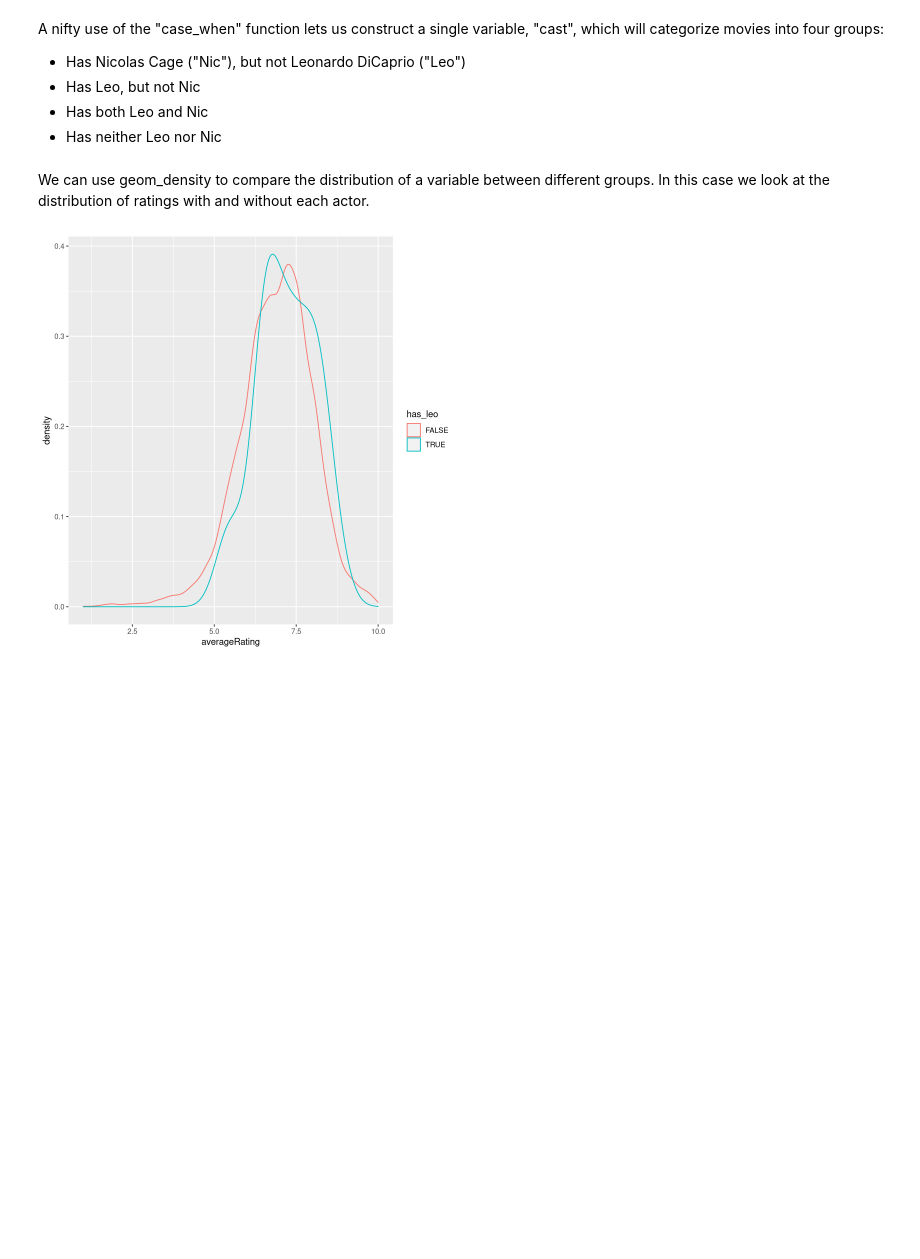
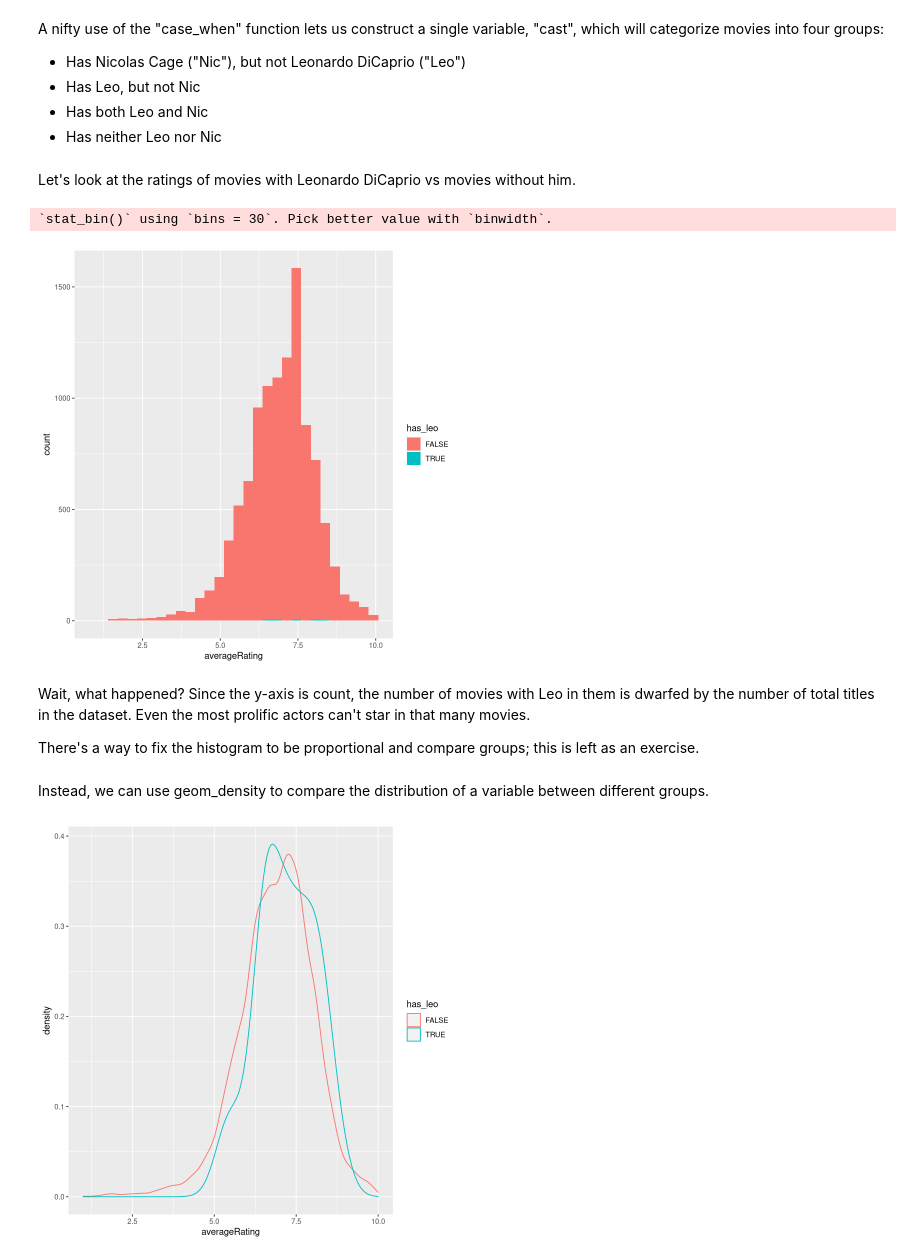
Before and after one commit to dereklhansen/stats306_lab, a Jupyter notebook: lab4/stats306_lab04.ipynb, the cells around one changed output. Drawn from its saved outputs; the diff is of its cells as text; code cells hidden in the pictures; blank space fills up the shorter version.

````diff
--- a/lab4/stats306_lab04.ipynb
+++ b/lab4/stats306_lab04.ipynb
@@ -40,7 +144,7 @@ library(tidyverse)
 # %% [markdown]
 In many cases, you can read compressed files directly with the ```read_*``` family of functions in tidyverse.
 # %%
-ratings <- read_tsv('./title.ratings.tsv.gz')
+ratings <- read_tsv('https://raw.githubusercontent.com/dereklhansen/stats306_lab/master/lab4/title.ratings.tsv.gz')
 # %% [output]
 Parsed with column specification:
 cols(
@@ -161,7 +265,7 @@ greatest_actors <- principals %>%
 write_csv(greatest_actors, "greatest_actors.csv.gz")
 ```
 # %%
-greatest_actors <- read_csv("./greatest_actors.csv.gz")
+greatest_actors <- read_csv("https://raw.githubusercontent.com/dereklhansen/stats306_lab/master/lab4/greatest_actors.csv.gz")
 # %% [output]
 Parsed with column specification:
 cols(
@@ -222,8 +326,19 @@ ratings_nic_vs_leo <- ratings_actors %>%
         !has_nic & !has_leo ~ "neither")) %>%
     mutate(cast = as.factor(cast)) %>%
     filter(numVotes > 10000)
+# %% [markdown]
+Let's look at the ratings of movies with Leonardo DiCaprio vs movies without him.
+# %%
+ggplot(ratings_nic_vs_leo, aes(x=averageRating, fill=has_leo, group=has_leo)) + geom_histogram()
+# %% [output]
+`stat_bin()` using `bins = 30`. Pick better value with `binwidth`.
+[figure, added]
+# %% [markdown]
+Wait, what happened? Since the y-axis is count, the number of movies with Leo in them is dwarfed by the number of total titles in the dataset. Even the most prolific actors can't star in that many movies.
+
+There's a way to fix the histogram to be proportional and compare groups; this is left as an exercise.
 # %% [markdown]
-We can use geom_density to compare the distribution of a variable between different groups. In this case we look at the distribution of ratings with and without each actor.
+Instead, we can use geom_density to compare the distribution of a variable between different groups.
 # %%
 ggplot(ratings_nic_vs_leo, aes(x=averageRating, color=has_leo, group=has_leo)) + geom_density()
 # %% [output]
````
Also changed, not shown: parts of 10 cells of this notebook.
